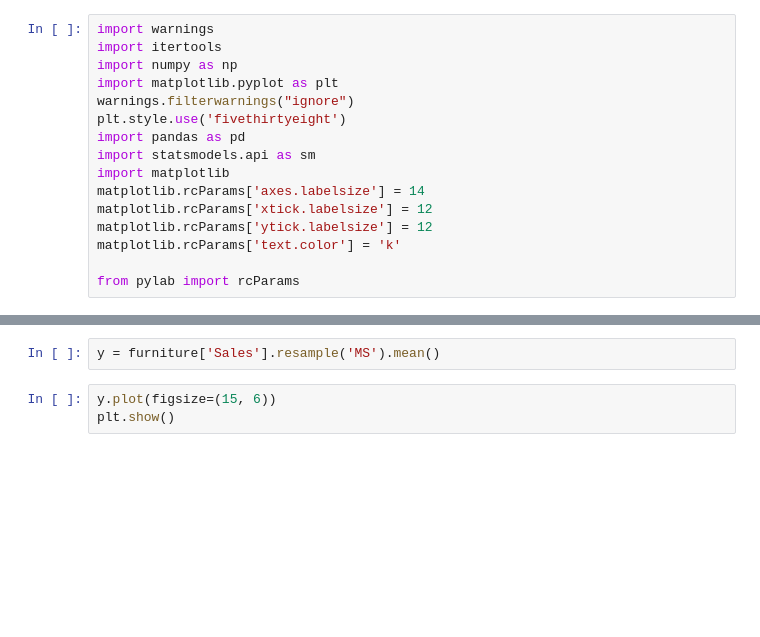
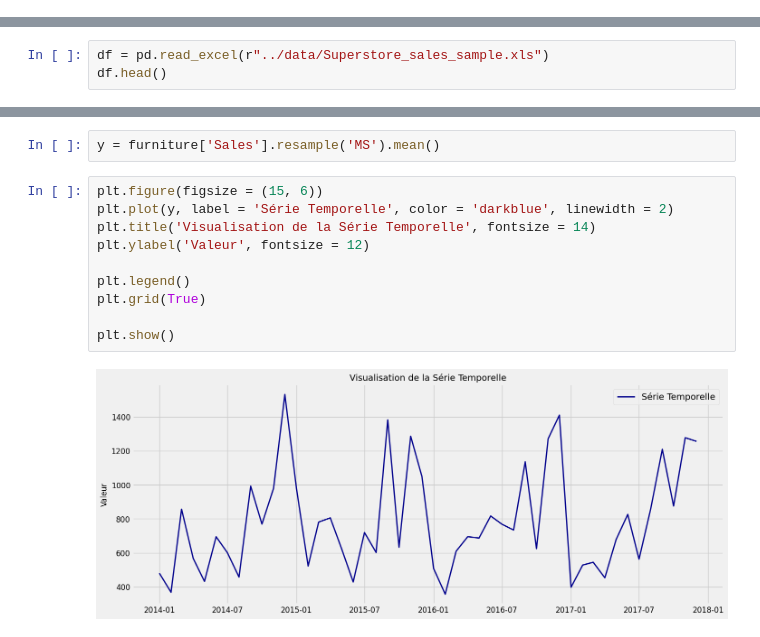
Before and after one commit to a-langlais/case_studies, a Jupyter notebook: time_series_analysis_forecasting/notebooks/time_series_forecasting.ipynb, the cells around one changed output, grey strips where cells are left out. Drawn from its saved outputs; the diff is of its cells as text; blank space fills up the shorter version.

```diff
--- a/time_series_analysis_forecasting/notebooks/time_series_forecasting.ipynb
+++ b/time_series_analysis_forecasting/notebooks/time_series_forecasting.ipynb
@@ -1,16 +0,0 @@
-# %%
-import warnings
-import itertools
-import numpy as np
-import matplotlib.pyplot as plt
-warnings.filterwarnings("ignore")
-plt.style.use('fivethirtyeight')
-import pandas as pd
-import statsmodels.api as sm
-import matplotlib
-matplotlib.rcParams['axes.labelsize'] = 14
-matplotlib.rcParams['xtick.labelsize'] = 12
-matplotlib.rcParams['ytick.labelsize'] = 12
-matplotlib.rcParams['text.color'] = 'k'
-
-from pylab import rcParams
@@ -16,0 +16,3 @@ from pylab import rcParams
+# %%
+df = pd.read_excel(r"../data/Superstore_sales_sample.xls")
+df.head()
@@ -36,6 +62,15 @@ furniture.index
 # %%
 y = furniture['Sales'].resample('MS').mean()
-# %%
-y.plot(figsize=(15, 6))
-plt.show()
+# %%
+plt.figure(figsize = (15, 6))
+plt.plot(y, label = 'Série Temporelle', color = 'darkblue', linewidth = 2)
+plt.title('Visualisation de la Série Temporelle', fontsize = 14)
+plt.ylabel('Valeur', fontsize = 12)
+
+plt.legend()
+plt.grid(True)
+
+plt.show()
+# %% [output]
+[figure, added]
 # %%
```
Also changed, not shown: parts of 20 cells of this notebook.
